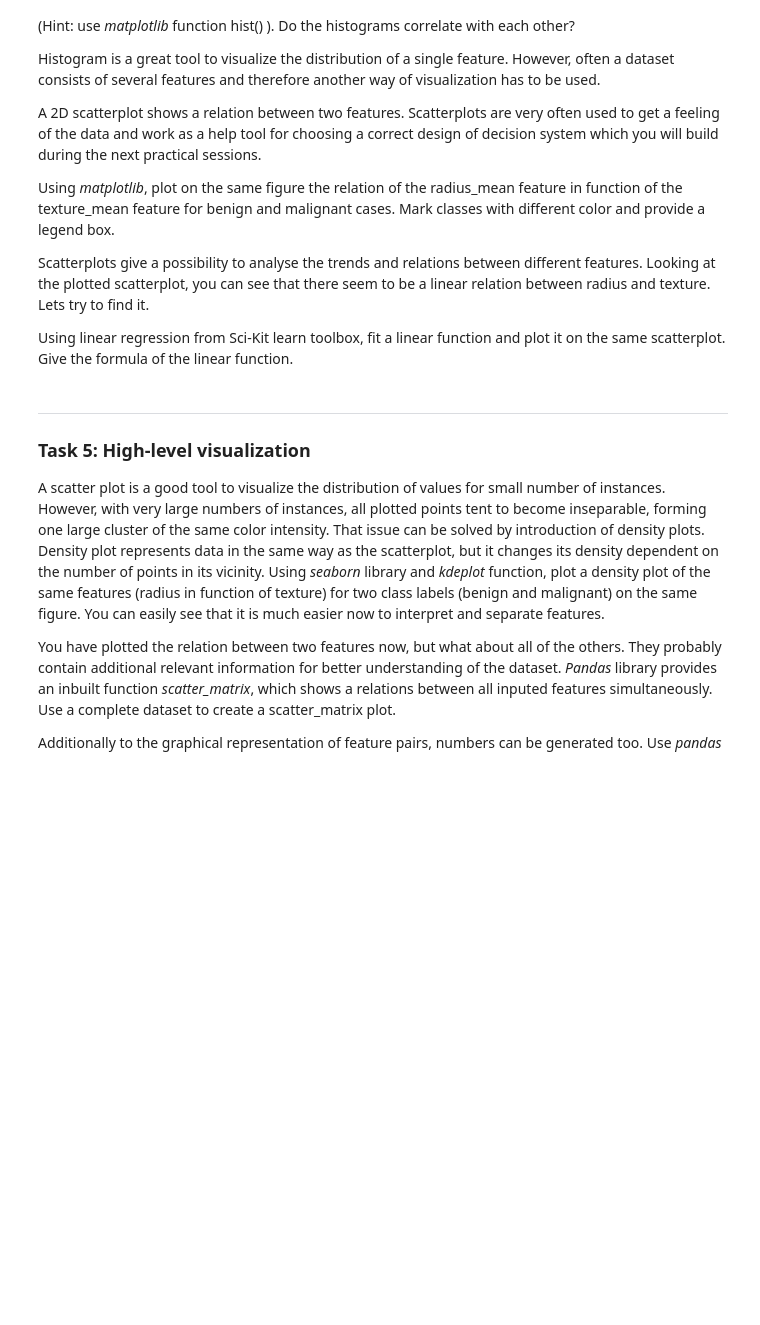
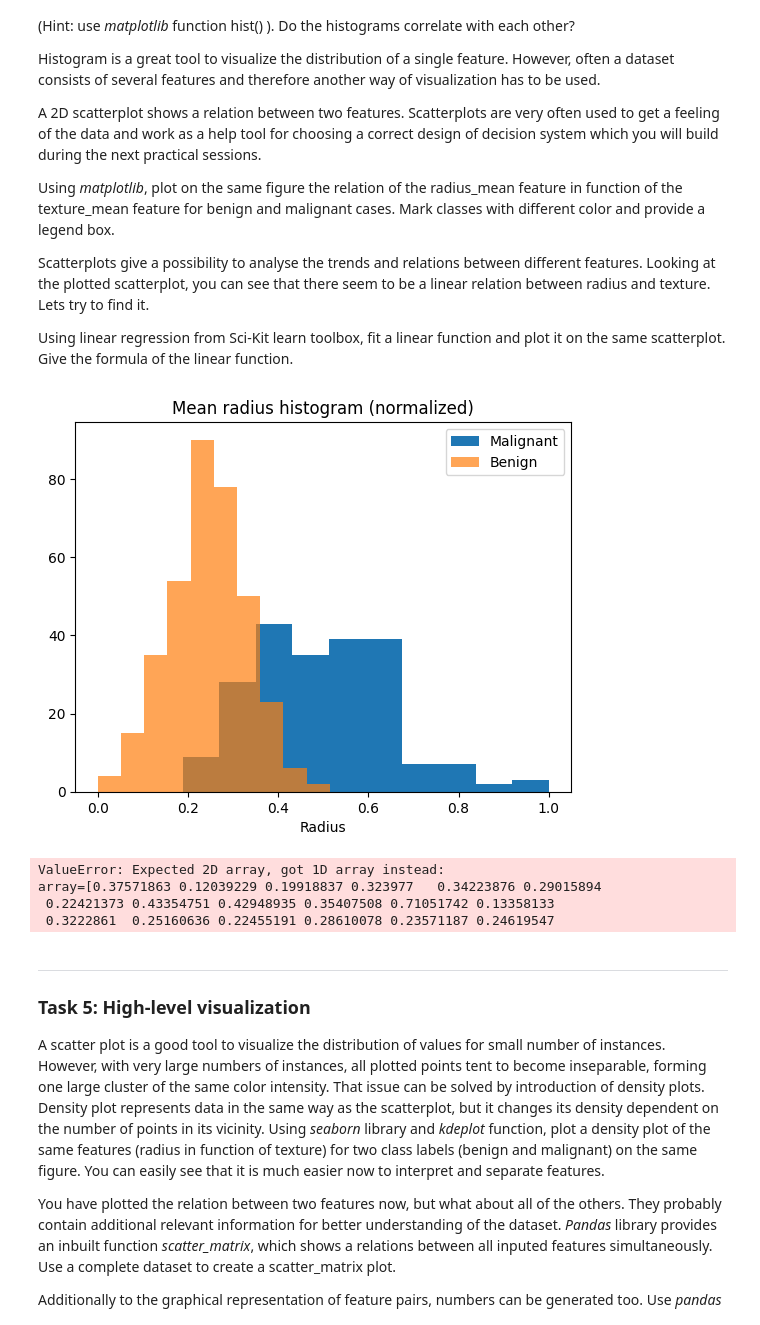
Before and after one commit to cesarz10/Health-Information, a Jupyter notebook: WPO-1/WPO1_Student.ipynb, the cells around one changed output. Cells and saved outputs as stored; diff of their text form; code cells hidden in the pictures; blank space fills up the shorter version.

Commit message:
some problems with fitting the linear regression model on task 4

```diff
--- a/WPO-1/WPO1_Student.ipynb
+++ b/WPO-1/WPO1_Student.ipynb
@@ -265,3 +264,45 @@ Using linear regression from Sci-Kit learn toolbox, fit a linear function and pl
+# %%
+from matplotlib import pyplot as plt
+from sklearn.linear_model import LinearRegression
+from sklearn.model_selection import train_test_split
+
+# Histogram of the mean radius (normalized) for borth Benign and Malignant types
+plt.hist(df_malignant['radius_mean_N'], label='Malignant')
+plt.hist(df_benign['radius_mean_N'], alpha=0.7, label='Benign')
+plt.legend()
+plt.title('Mean radius histogram (normalized)')
+plt.xlabel('Radius')
+
+plt.show()
+
+# Scatter plot of mean radius in function of mean texture for both Benign and Malignant types. Plot includes linear regression
+combined_data_texture = list(df_benign['texture_mean_N'])+list(df_malignant['texture_mean_N']) # x
+combined_data_radius = list(df_benign['radius_mean_N'])+list(df_malignant['radius_mean_N']) # y
+
+X_train, X_test, y_train, y_test = train_test_split(combined_data_texture, combined_data_radius, test_size=0.2, random_state=30)
+
+# regression = LinearRegression()
+# regression.fit(X_train, y_train) # train model using train data
+# y_prediction = regression.predict(X_test)
+
+# coefficients = regression.coef_
+
+# # plotting scatter + regression
+# plt.scatter(df_benign['texture_mean_N'], df_benign['radius_mean_N'], label="Benign")
+# plt.scatter(df_malignant['texture_mean_N'], df_malignant['radius_mean_N'], label="Malignant", alpha=0.7)
+# plt.plot(X_test, y_prediction, color='red')
+# plt.title("Mean texture vs Mean Radius")
+# plt.xlabel("Texture mean")
+# plt.ylabel("Radius mean")
+# plt.legend()
+
+# plt.show()
+# %% [output]
+[figure, added]
+ValueError: Expected 2D array, got 1D array instead:
+array=[0.37571863 0.12039229 0.19918837 0.323977   0.34223876 0.29015894
+ 0.22421373 0.43354751 0.42948935 0.35407508 0.71051742 0.13358133
+ 0.3222861  0.25160636 0.22455191 0.28610078 0.23571187 0.24619547
 # %% [markdown]
 ***
 ### Task 5: High-level visualization
```
Also changed, not shown: parts of 3 cells of this notebook.
